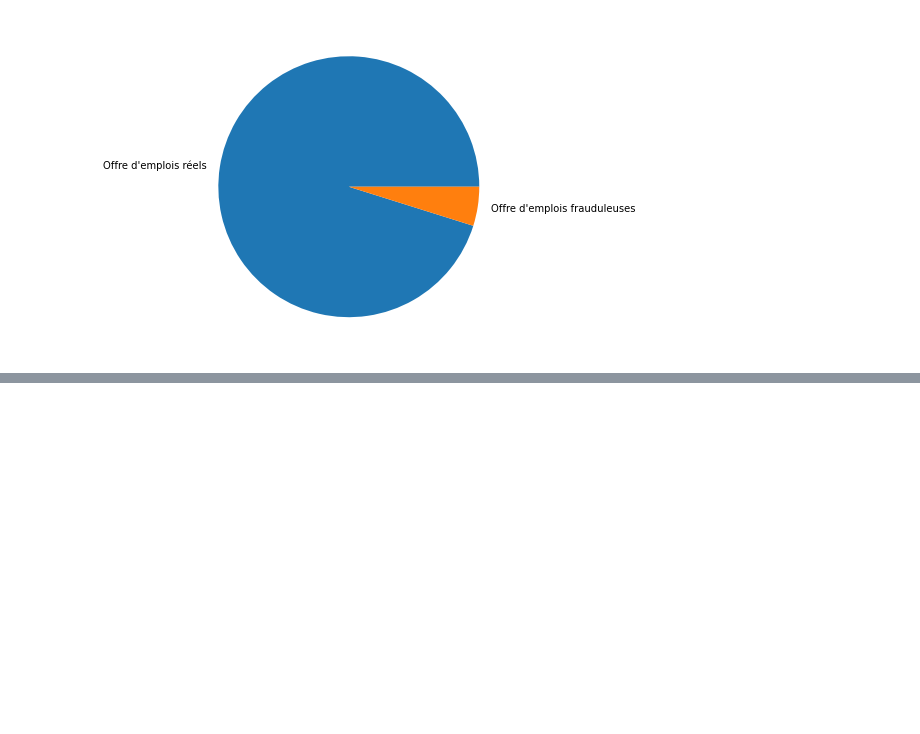
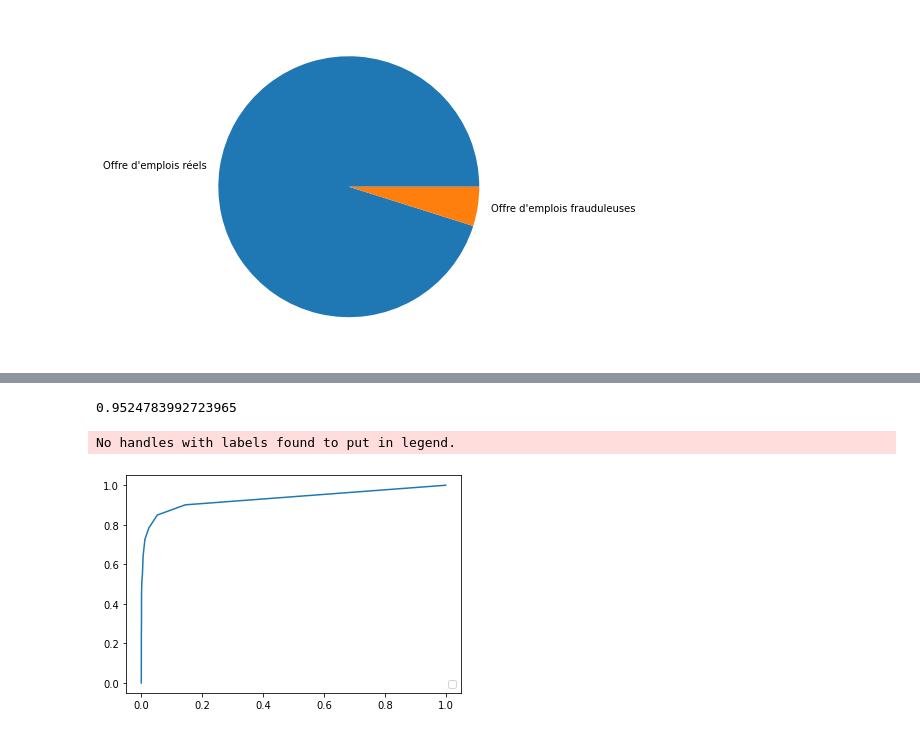
Before and after one commit to Guillaume-Lazaro/Projet_machine_learning, a Jupyter notebook: fake_jobs.ipynb, the cells around one changed output, grey strips where cells are left out. Cells and saved outputs as stored; diff of their text form; code cells hidden in the pictures; blank space fills up the shorter version.

```diff
--- a/fake_jobs.ipynb
+++ b/fake_jobs.ipynb
@@ -128,0 +247,21 @@ Name: department, Length: 17880, dtype: int64>
+# %%
+from sklearn.neighbors import KNeighborsClassifier
+
+knn = KNeighborsClassifier()
+knn.fit(X_train, y_train)
+
+y_pred_knn = knn.predict(X_test)
+accuracy_score(y_pred_knn, y_test)
+# %% [output]
+0.9524783992723965
+# %%
+y_pred_knn_proba = knn.predict_proba(X_test)[::,1]
+fpr, tpr, _ = metrics.roc_curve(y_test,  y_pred_rfc_proba)
+auc = metrics.roc_auc_score(y_test, y_pred_rfc_proba)
+
+plt.plot(fpr,tpr)
+plt.legend(loc=4)
+plt.show()
+# %% [output]
+No handles with labels found to put in legend.
+[figure, added]
```
Also changed, not shown: parts of 45 cells of this notebook.
